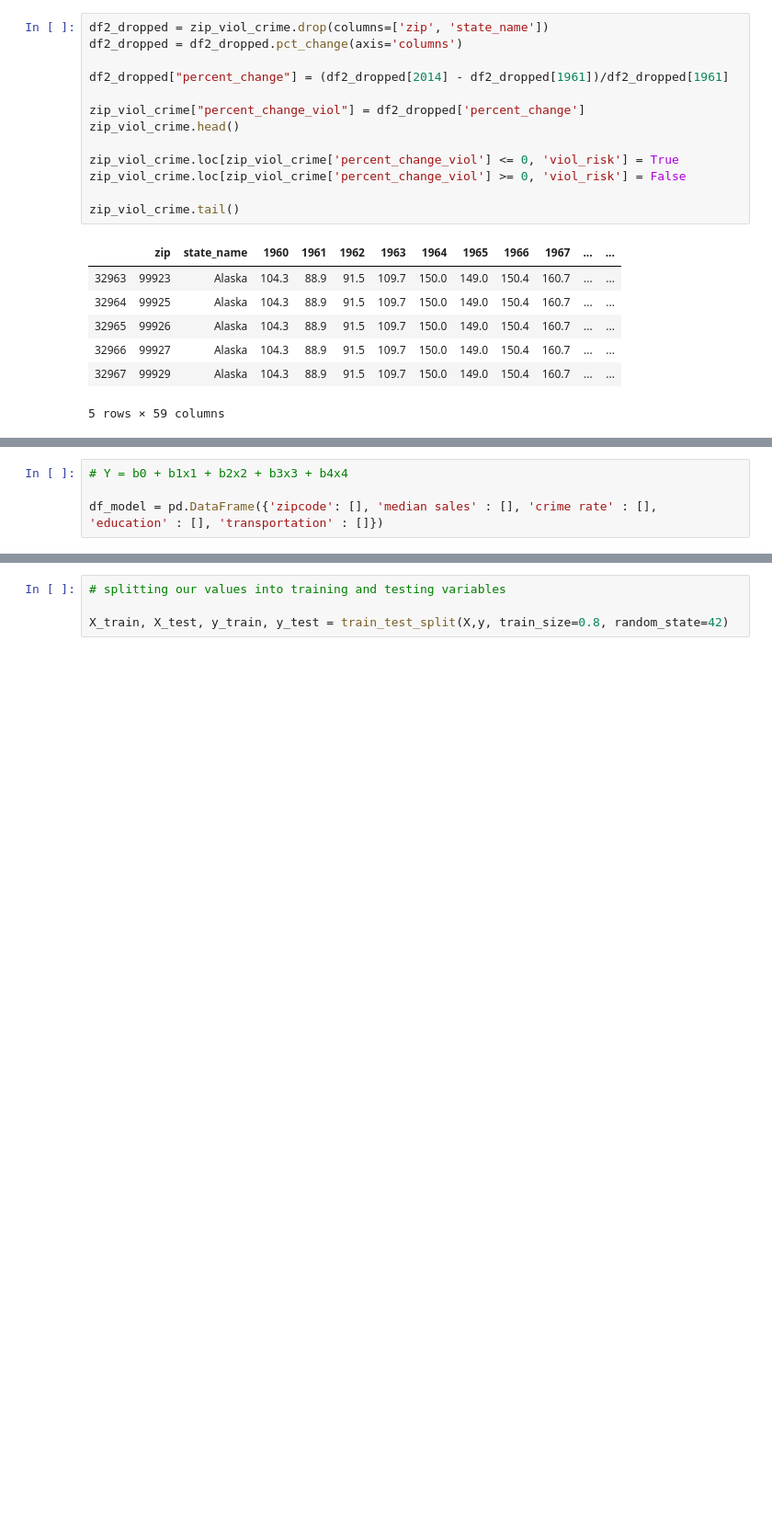
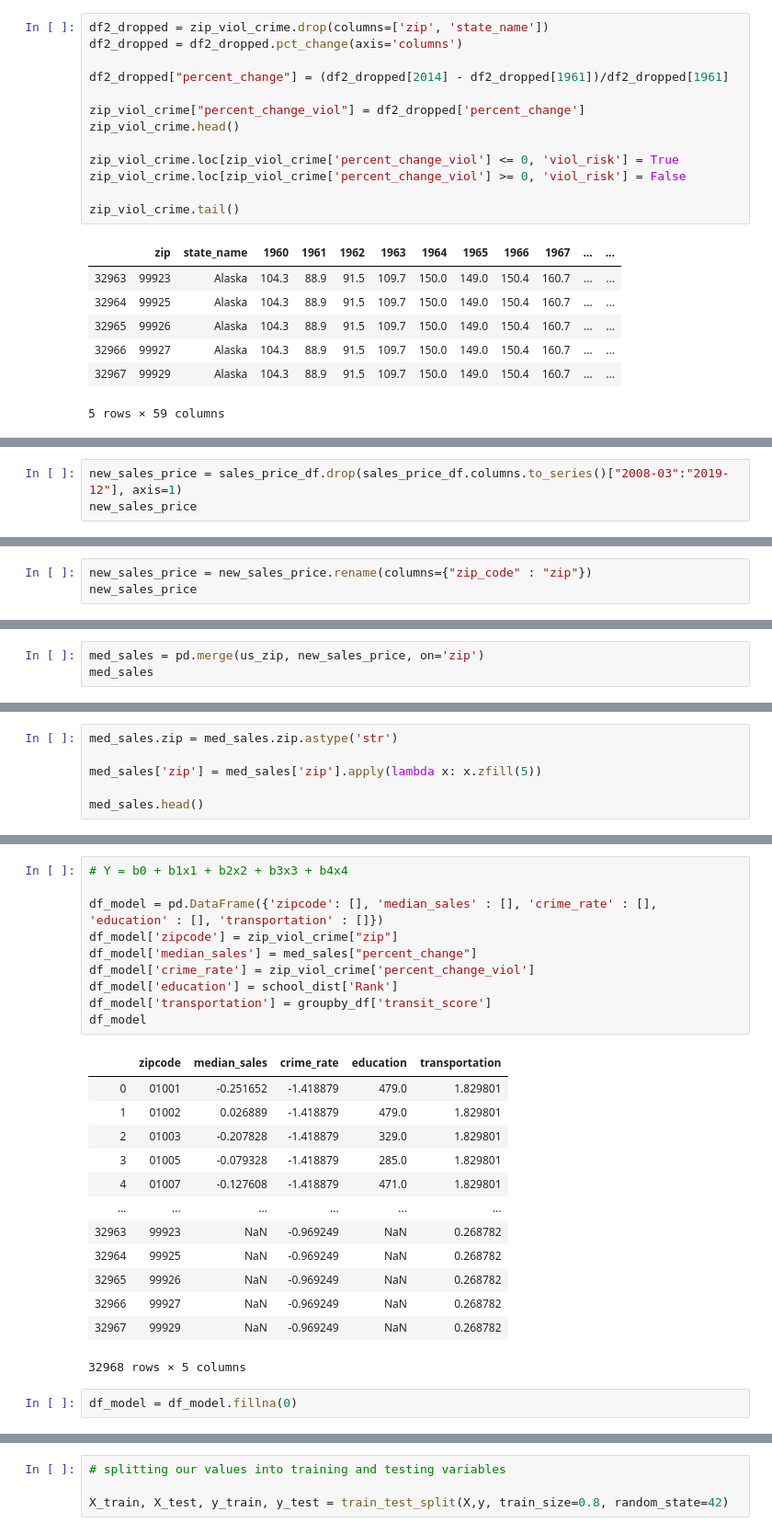
Before and after one commit to bishdj22/HomeSlice, a Jupyter notebook: Logistic_Regression_Model.ipynb, the cells around one changed output, grey strips where cells are left out. Shown at 92% size. Saved outputs shown, nothing was run; the diff lists cells and outputs as text; blank space fills up the shorter version.

```diff
--- a/Logistic_Regression_Model.ipynb
+++ b/Logistic_Regression_Model.ipynb
@@ -384,0 +496,3 @@ zip_viol_crime.tail()
+# %%
+new_sales_price = sales_price_df.drop(sales_price_df.columns.to_series()["2008-03":"2019-12"], axis=1)
+new_sales_price
@@ -384,0 +513,3 @@ zip_viol_crime.tail()
+# %%
+new_sales_price = new_sales_price.rename(columns={"zip_code" : "zip"})
+new_sales_price
@@ -384,0 +530,3 @@ zip_viol_crime.tail()
+# %%
+med_sales = pd.merge(us_zip, new_sales_price, on='zip')
+med_sales
@@ -384,0 +547,6 @@ zip_viol_crime.tail()
+# %%
+med_sales.zip = med_sales.zip.astype('str')
+
+med_sales['zip'] = med_sales['zip'].apply(lambda x: x.zfill(5))
+
+med_sales.head()
@@ -385,4 +560,26 @@ zip_viol_crime.tail()
 # %%
 # Y = b0 + b1x1 + b2x2 + b3x3 + b4x4
 
-df_model = pd.DataFrame({'zipcode': [], 'median sales' : [], 'crime rate' : [], 'education' : [], 'transportation' : []})
+df_model = pd.DataFrame({'zipcode': [], 'median_sales' : [], 'crime_rate' : [], 'education' : [], 'transportation' : []})
+df_model['zipcode'] = zip_viol_crime["zip"]
+df_model['median_sales'] = med_sales["percent_change"]
+df_model['crime_rate'] = zip_viol_crime['percent_change_viol']
+df_model['education'] = school_dist['Rank']
+df_model['transportation'] = groupby_df['transit_score']
+df_model
+# %% [output]
+|  | zipcode | median_sales | crime_rate | education | transportation |
+| 0 | 01001 | -0.251652 | -1.418879 | 479.0 | 1.829801 |
+| 1 | 01002 | 0.026889 | -1.418879 | 479.0 | 1.829801 |
+| 2 | 01003 | -0.207828 | -1.418879 | 329.0 | 1.829801 |
+| 3 | 01005 | -0.079328 | -1.418879 | 285.0 | 1.829801 |
+| 4 | 01007 | -0.127608 | -1.418879 | 471.0 | 1.829801 |
+| ... | ... | ... | ... | ... | ... |
+| 32963 | 99923 | NaN | -0.969249 | NaN | 0.268782 |
+| 32964 | 99925 | NaN | -0.969249 | NaN | 0.268782 |
+| 32965 | 99926 | NaN | -0.969249 | NaN | 0.268782 |
+| 32966 | 99927 | NaN | -0.969249 | NaN | 0.268782 |
+| 32967 | 99929 | NaN | -0.969249 | NaN | 0.268782 |
+32968 rows × 5 columns
+# %%
+df_model = df_model.fillna(0)
```
Also changed, not shown: parts of 27 cells of this notebook, 2 other files.
